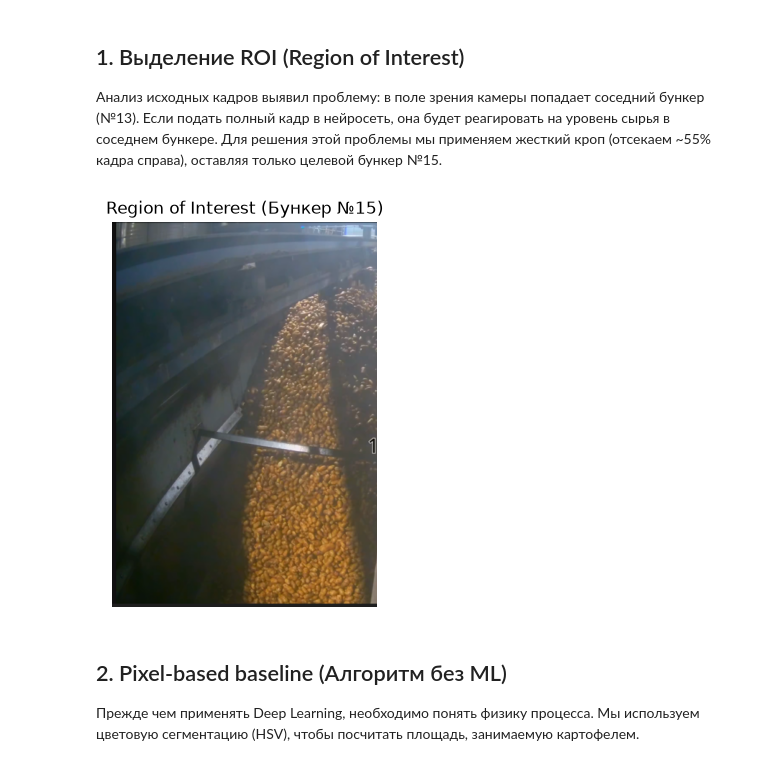
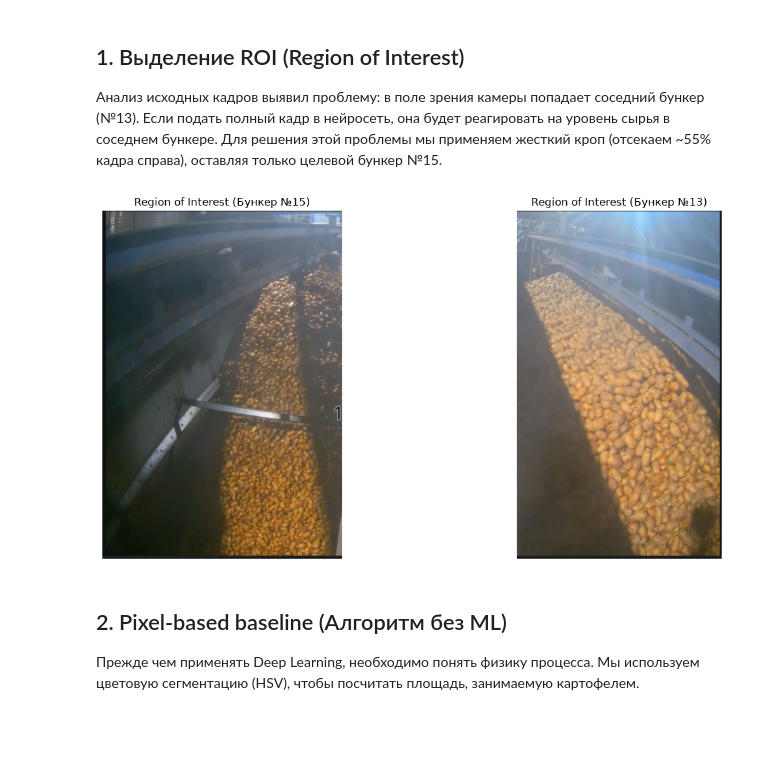
Before and after one commit to czeberyak/BunkerVision, a Jupyter notebook: notebooks/01_BunkerVision_PoC.ipynb, the cells around one changed output. Saved outputs shown, nothing was run; the diff lists cells and outputs as text; code cells hidden in the pictures; blank space fills up the shorter version.

```diff
--- a/notebooks/01_BunkerVision_PoC.ipynb
+++ b/notebooks/01_BunkerVision_PoC.ipynb
@@ -4,36 +4,56 @@
 # %%
 import cv2
 import numpy as np
-import matplotlib.pyplot as plt
+import matplotlib.pyplot as plt # <-- Добавлен недостающий импорт
 from pathlib import Path
 
-def load_and_crop_roi(image_path: str | Path, crop_ratio: float = 0.48) -> np.ndarray:
+def load_and_crop_roi(image_path: str | Path, roi_start: float = 0.0, roi_end: float = 1.0) -> np.ndarray:
     """
-    Загружает изображение и обрезает его, оставляя только левый бункер (№15).
-    :param crop_ratio: Доля ширины кадра, которую оставляем (48% отсекает балку).
+    Загружает изображение и вырезает строго заданную область по ширине (убирая мертвые зоны).
+
+    :param image_path: Путь к изображению.
+    :param roi_start: Начало среза по оси X (доля от ширины, от 0.0 до 1.0).
+    :param roi_end: Конец среза по оси X (доля от ширины, от 0.0 до 1.0).
     """
-    # Читаем картинку и переводим в RGB для Matplotlib
     img = cv2.imread(str(image_path))
     if img is None:
         raise FileNotFoundError(f"Не найдено изображение: {image_path}")
     img_rgb = cv2.cvtColor(img, cv2.COLOR_BGR2RGB)
 
     h, w = img_rgb.shape[:2]
-    roi_width = int(w * crop_ratio)
+    x_start = int(w * roi_start)
+    x_end = int(w * roi_end)
 
-    return img_rgb[:, :roi_width]
+    return img_rgb[:, x_start:x_end]
 
-# Демонстрация
+# --- Использование ---
+# Задаем путь к тестовому изображению
 sample_img = "../data/raw/50.png"
-roi_img = load_and_crop_roi(sample_img)
 
-plt.figure(figsize=(10, 5))
-plt.title("Region of Interest (Бункер №15)")
-plt.imshow(roi_img)
-plt.axis('off')
+# Левый бункер (№15) - от 0% до 48% ширины
+roi_left = load_and_crop_roi(sample_img, roi_start=0.0, roi_end=0.48)
+
+# Правый бункер (№13) - пропускаем балку, начинаем с 59% до 100%
+roi_right = load_and_crop_roi(sample_img, roi_start=0.59, roi_end=1.0)
+
+# --- Демонстрация ---
+# Выводим обе нарезки рядом для наглядного сравнения
+fig, axes = plt.subplots(1, 2, figsize=(15, 6))
+
+# Отрисовка левого бункера
+axes[0].imshow(roi_left)
+axes[0].set_title("Region of Interest (Бункер №15)")
+axes[0].axis('off')
+
+# Отрисовка правого бункера
+axes[1].imshow(roi_right)
+axes[1].set_title("Region of Interest (Бункер №13)")
+axes[1].axis('off')
+
+plt.tight_layout()
 plt.show()
 # %% [output]
-[figure, old version]
+[figure, new version]
 # %% [markdown]
 ## 2. Pixel-based baseline (Алгоритм без ML)
 Прежде чем применять Deep Learning, необходимо понять физику процесса. Мы используем цветовую сегментацию (HSV), чтобы посчитать площадь, занимаемую картофелем.
```
Also changed, not shown: parts of 8 cells of this notebook, 19 other files.
